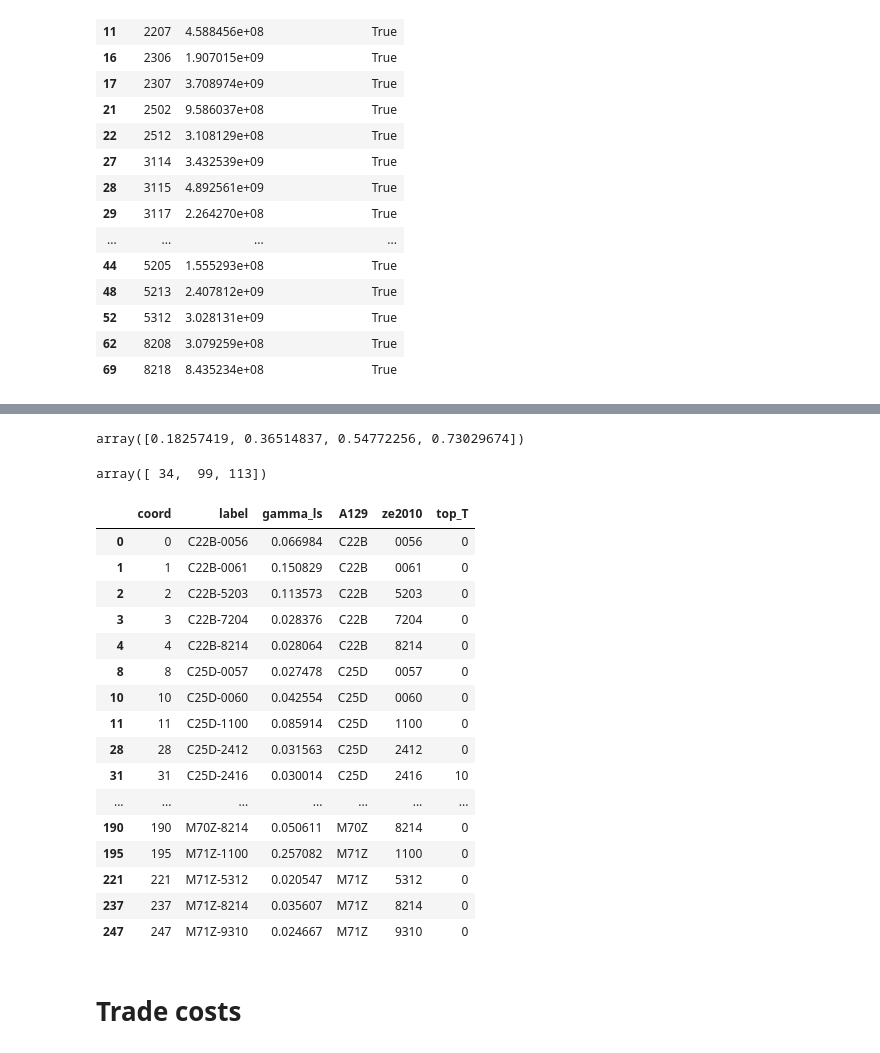
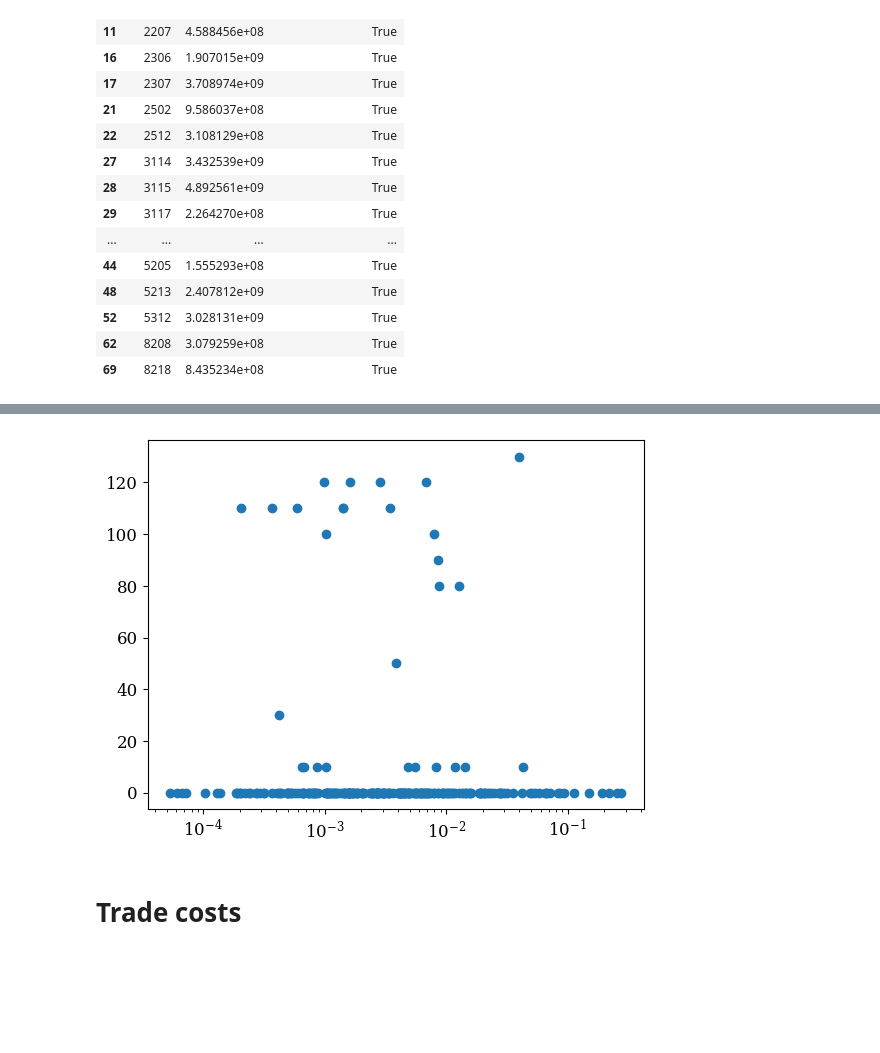
Before and after one commit to SwannChelly/SMM_Spatial_Comovement, a Jupyter notebook: analysis.ipynb, the cells around one changed output, grey strips where cells are left out. Cells and saved outputs as stored; diff of their text form; code cells hidden in the pictures; blank space fills up the shorter version.

```diff
--- a/analysis.ipynb
+++ b/analysis.ipynb
@@ -2118,34 +2103,11 @@ Weakest β direction: [1.]
 Cosine similarity with null vector 1 β-part: 1.0000
 Cosine similarity with null vector 2 β-part: nan
 Identified β direction: [1.]
-# %%
-candidate
-# %% [output]
-array([0.18257419, 0.36514837, 0.54772256, 0.73029674])
-# %%
-dead_params
-# %% [output]
-array([ 34,  99, 113])
-# %%
-T_sr.query('gamma_ls > 0.02')
-# %% [output]
-|  | coord | label | gamma_ls | A129 | ze2010 | top_T |
-| 0 | 0 | C22B-0056 | 0.066984 | C22B | 0056 | 0 |
-| 1 | 1 | C22B-0061 | 0.150829 | C22B | 0061 | 0 |
-| 2 | 2 | C22B-5203 | 0.113573 | C22B | 5203 | 0 |
-| 3 | 3 | C22B-7204 | 0.028376 | C22B | 7204 | 0 |
-| 4 | 4 | C22B-8214 | 0.028064 | C22B | 8214 | 0 |
-| 8 | 8 | C25D-0057 | 0.027478 | C25D | 0057 | 0 |
-| 10 | 10 | C25D-0060 | 0.042554 | C25D | 0060 | 0 |
-| 11 | 11 | C25D-1100 | 0.085914 | C25D | 1100 | 0 |
-| 28 | 28 | C25D-2412 | 0.031563 | C25D | 2412 | 0 |
-| 31 | 31 | C25D-2416 | 0.030014 | C25D | 2416 | 10 |
-| ... | ... | ... | ... | ... | ... | ... |
-| 190 | 190 | M70Z-8214 | 0.050611 | M70Z | 8214 | 0 |
-| 195 | 195 | M71Z-1100 | 0.257082 | M71Z | 1100 | 0 |
-| 221 | 221 | M71Z-5312 | 0.020547 | M71Z | 5312 | 0 |
-| 237 | 237 | M71Z-8214 | 0.035607 | M71Z | 8214 | 0 |
-| 247 | 247 | M71Z-9310 | 0.024667 | M71Z | 9310 | 0 |
+# %%
+plt.scatter(T_sr.gamma_ls,T_sr.top_T)
+plt.xscale('log')
+# %% [output]
+[figure, added]
 # %% [markdown]
 # Trade costs
 # %%
```
Also changed, not shown: parts of 2 cells of this notebook, 1 other file.
